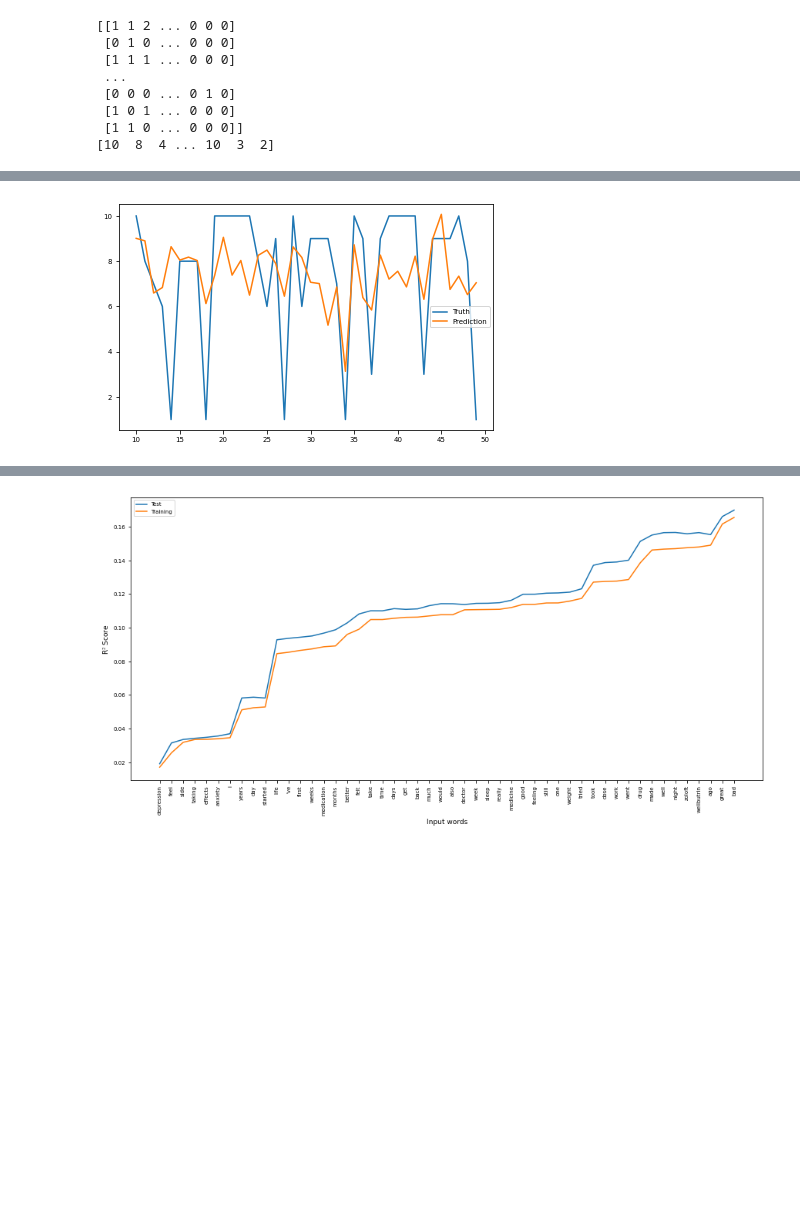
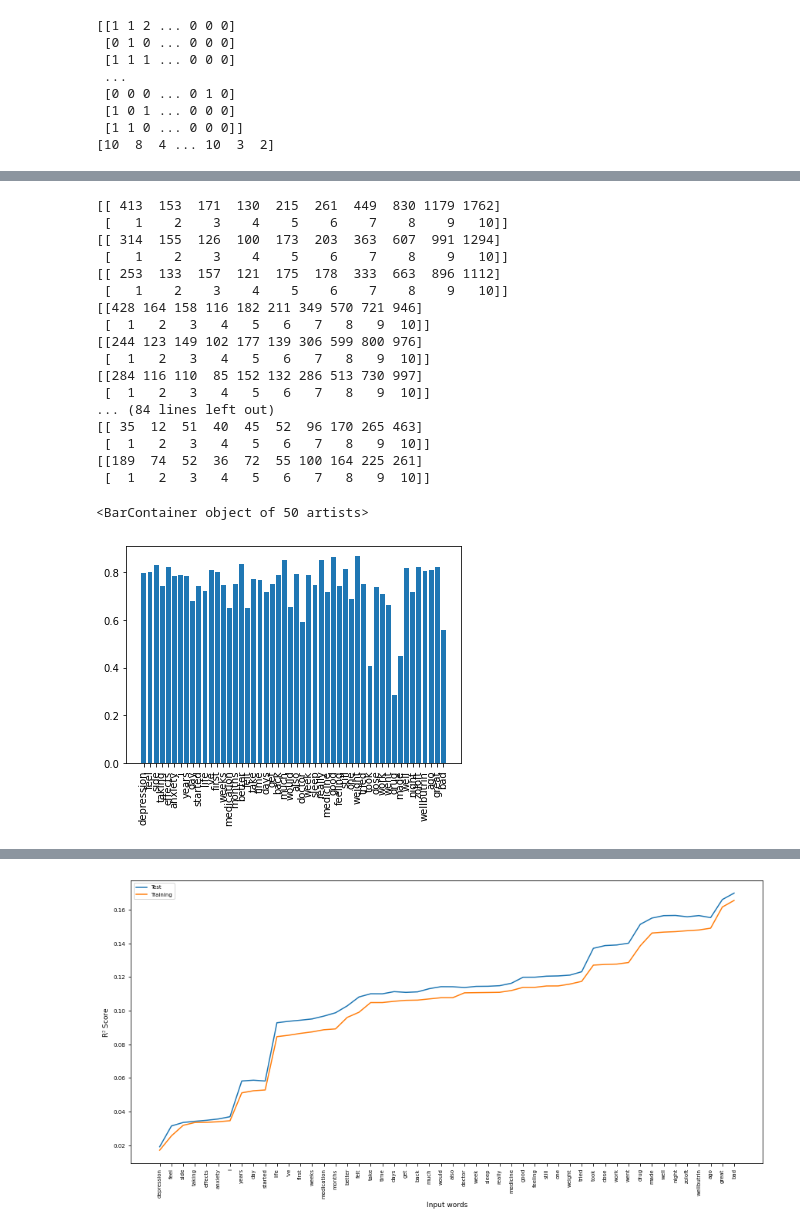
Before and after one commit to dmandic17/medical-drug-review-analysis, a Jupyter notebook: experiments/05_Indicative_Words.ipynb, the cells around one changed output, grey strips where cells are left out. Cells and saved outputs as stored; diff of their text form; code cells hidden in the pictures; blank space fills up the shorter version.

Commit message:
correlation graph

```diff
--- a/experiments/05_Indicative_Words.ipynb
+++ b/experiments/05_Indicative_Words.ipynb
@@ -11,8 +11,8 @@ from sklearn.pipeline import Pipeline
 from tqdm import tqdm
 
 
-#data = pd.read_csv("../data/drugsComTrain_raw.csv")
-#data_test = pd.read_csv("../data/drugsComTest_raw.csv")
+data = pd.read_csv("../data/drugsComTrain_top_conditions.csv")
+data_test = pd.read_csv("../data/drugsComTest_top_conditions.csv")
 
 #data = pd.read_csv("../data/drugsComTrain_tokens.csv")
 #data_test = pd.read_csv("../data/drugsComTest_tokens.csv")
@@ -105,5 +107,6 @@ memory usage: 9.8+ MB
 # %%
-def get_freq_dist(df, conditions=True, ratings=range(1, 11)):
+def get_freq_dist(df, conditions=False, ratings=range(1, 11)):
+    filt_l = True
     if conditions:
         filt_l = (df["condition"].isin(conditions))
     df = df[filt_l & df["rating"].isin(ratings)]
@@ -191,7 +200,33 @@ true_labels = [sample["rating"] for sample in samples]
 # %%
-plt.plot(sample_nr, true_labels, label="Truth")
-plt.plot(sample_nr, model_depr.predict(inputs), label="Prediction")
-plt.legend()
-plt.show()
+counts_rating_word = []
+for rating in range(1,11):
+    freq_dict = get_freq_dist(data_depr, ratings=[rating])
+    counts_rating_word.append([freq_dict.get(word) for word in words_depr])
+counts_word_ratings = np.array(counts_rating_word).T
+cor_coeffs = []
+ratings = np.array(range(1,11))
+for i in range(counts_word_ratings.shape[0]):
+    x = np.vstack((counts_word_ratings[i], ratings))
+    print(x)
+    cor_coeffs.append(np.corrcoef(x))
+cor_coeffs = [cor_coeff[0,1] for cor_coeff in cor_coeffs]
 # %% [output]
+[[ 413  153  171  130  215  261  449  830 1179 1762]
+ [   1    2    3    4    5    6    7    8    9   10]]
+[[ 314  155  126  100  173  203  363  607  991 1294]
+ [   1    2    3    4    5    6    7    8    9   10]]
+[[ 253  133  157  121  175  178  333  663  896 1112]
+ [   1    2    3    4    5    6    7    8    9   10]]
+[[428 164 158 116 182 211 349 570 721 946]
+ [  1   2   3   4   5   6   7   8   9  10]]
+[[244 123 149 102 177 139 306 599 800 976]
+ [  1   2   3   4   5   6   7   8   9  10]]
+[[284 116 110  85 152 132 286 513 730 997]
+ [  1   2   3   4   5   6   7   8   9  10]]
+... (84 lines left out)
+[[ 35  12  51  40  45  52  96 170 265 463]
+ [  1   2   3   4   5   6   7   8   9  10]]
+[[189  74  52  36  72  55 100 164 225 261]
+ [  1   2   3   4   5   6   7   8   9  10]]
+<BarContainer object of 50 artists>
-[figure, old version]
+[figure, new version]
```
Also changed, not shown: parts of 16 cells of this notebook, 3 other files.
